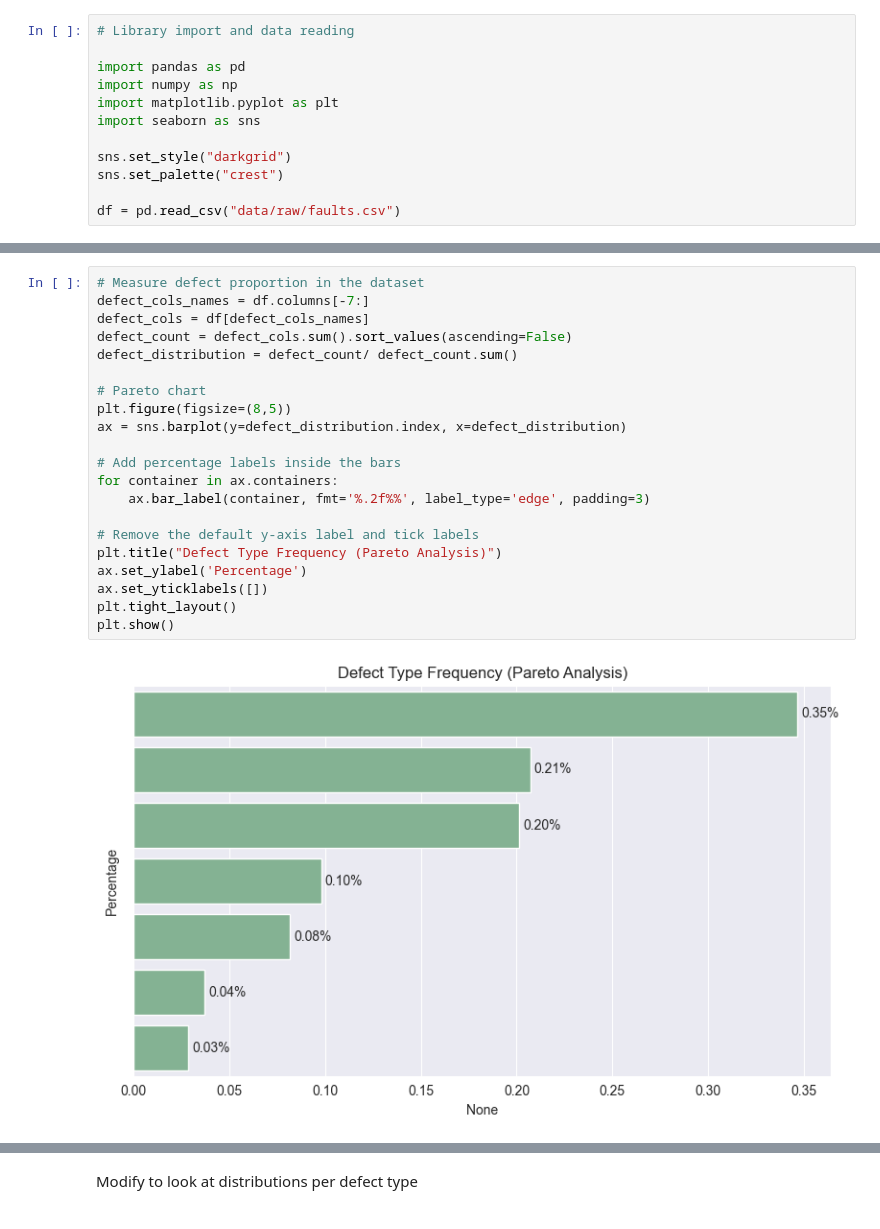
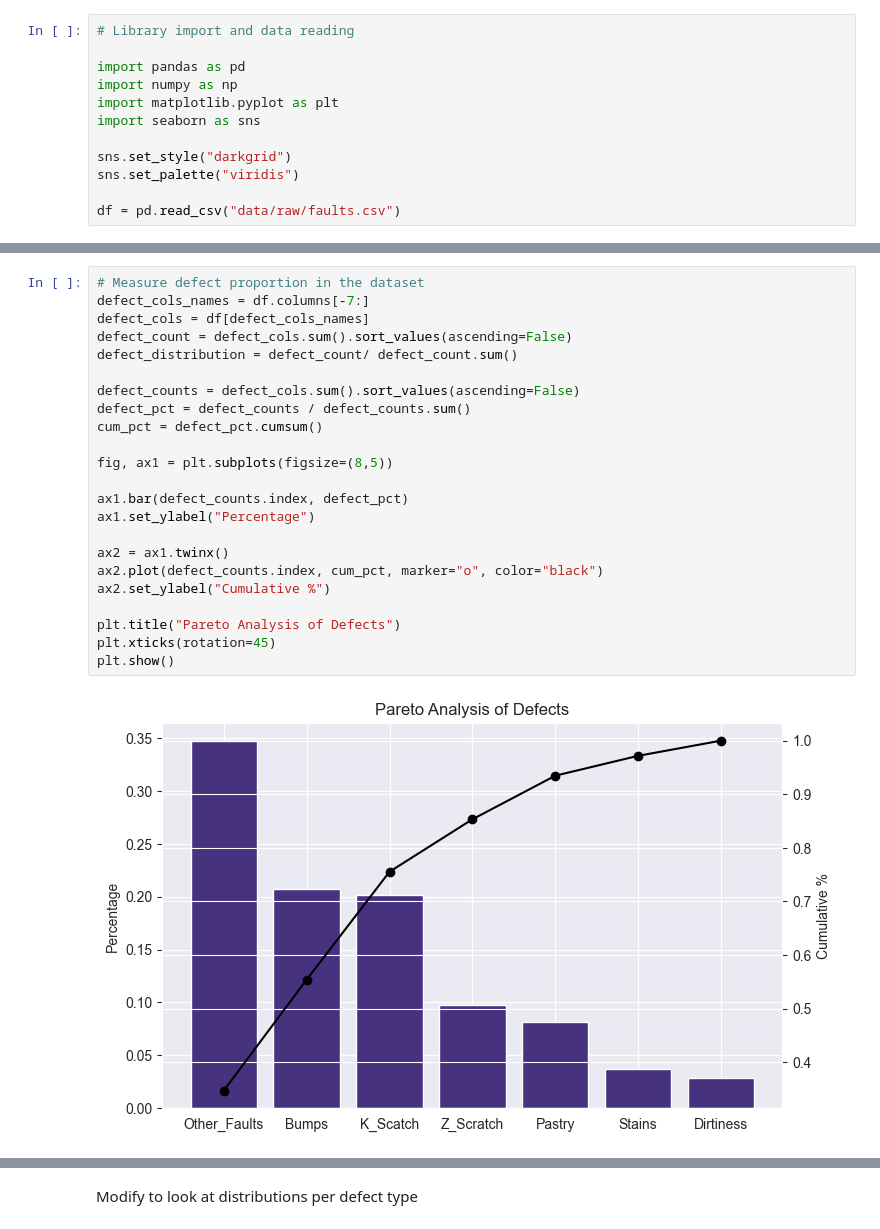
Before and after one commit to Nemos23/Ceramic-defect-analysis-OJCB, a Jupyter notebook: 01_exploratory_analysis.ipynb, the cells around one changed output, grey strips where cells are left out. Cells and saved outputs as stored; diff of their text form.

```diff
--- a/01_exploratory_analysis.ipynb
+++ b/01_exploratory_analysis.ipynb
@@ -22,6 +49,6 @@ import matplotlib.pyplot as plt
 import seaborn as sns
 
 sns.set_style("darkgrid")
-sns.set_palette("crest")
+sns.set_palette("viridis")
 
 df = pd.read_csv("data/raw/faults.csv")
@@ -63,25 +81,27 @@ df.describe()
 # %%
 # Measure defect proportion in the dataset
 defect_cols_names = df.columns[-7:]
 defect_cols = df[defect_cols_names]
 defect_count = defect_cols.sum().sort_values(ascending=False)
 defect_distribution = defect_count/ defect_count.sum()
 
-# Pareto chart
-plt.figure(figsize=(8,5))
-ax = sns.barplot(y=defect_distribution.index, x=defect_distribution)
+defect_counts = defect_cols.sum().sort_values(ascending=False)
+defect_pct = defect_counts / defect_counts.sum()
+cum_pct = defect_pct.cumsum()
 
-# Add percentage labels inside the bars
-for container in ax.containers:
-    ax.bar_label(container, fmt='%.2f%%', label_type='edge', padding=3)
+fig, ax1 = plt.subplots(figsize=(8,5))
 
-# Remove the default y-axis label and tick labels
-plt.title("Defect Type Frequency (Pareto Analysis)")
-ax.set_ylabel('Percentage')
-ax.set_yticklabels([])
-plt.tight_layout()
+ax1.bar(defect_counts.index, defect_pct)
+ax1.set_ylabel("Percentage")
+
+ax2 = ax1.twinx()
+ax2.plot(defect_counts.index, cum_pct, marker="o", color="black")
+ax2.set_ylabel("Cumulative %")
+
+plt.title("Pareto Analysis of Defects")
+plt.xticks(rotation=45)
 plt.show()
 # %% [output]
-[figure, old version]
+[figure, new version]
 # %% [markdown]
 
```
Also changed, not shown: parts of 25 cells of this notebook.
